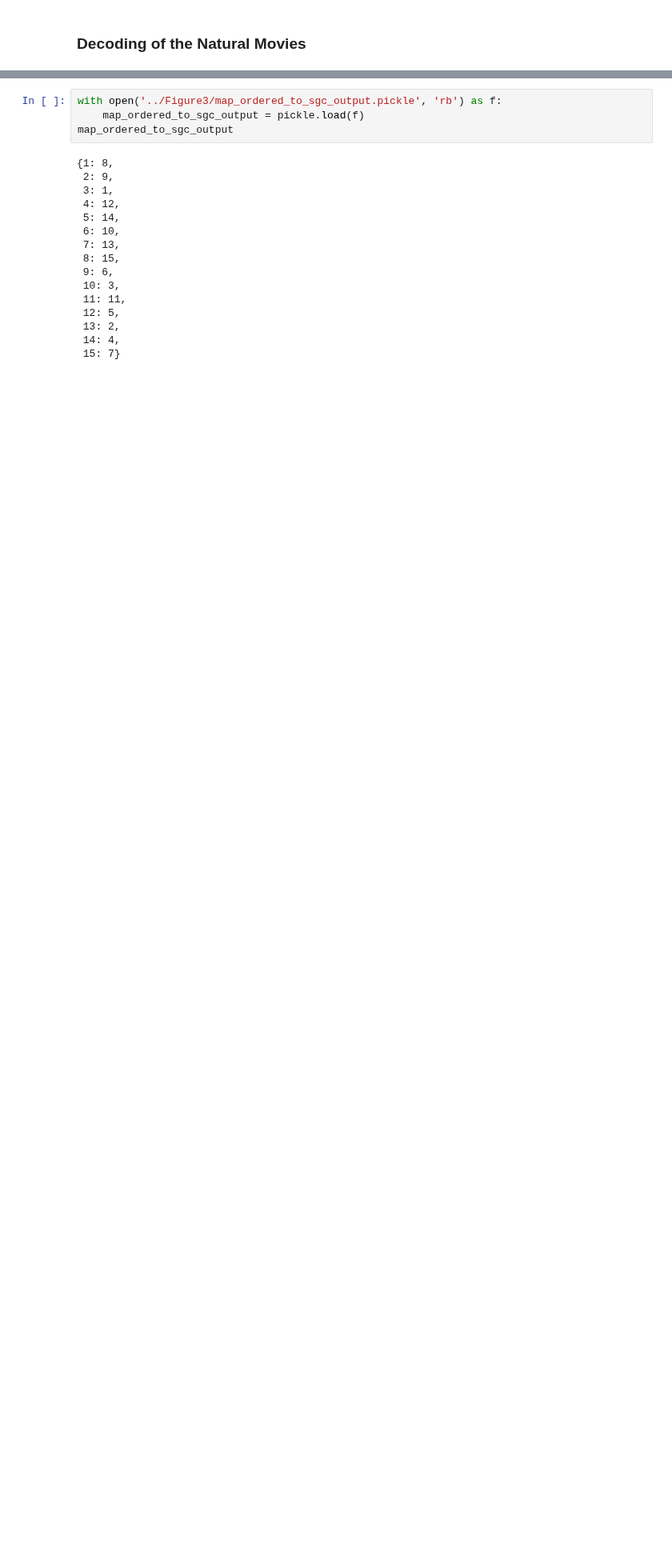
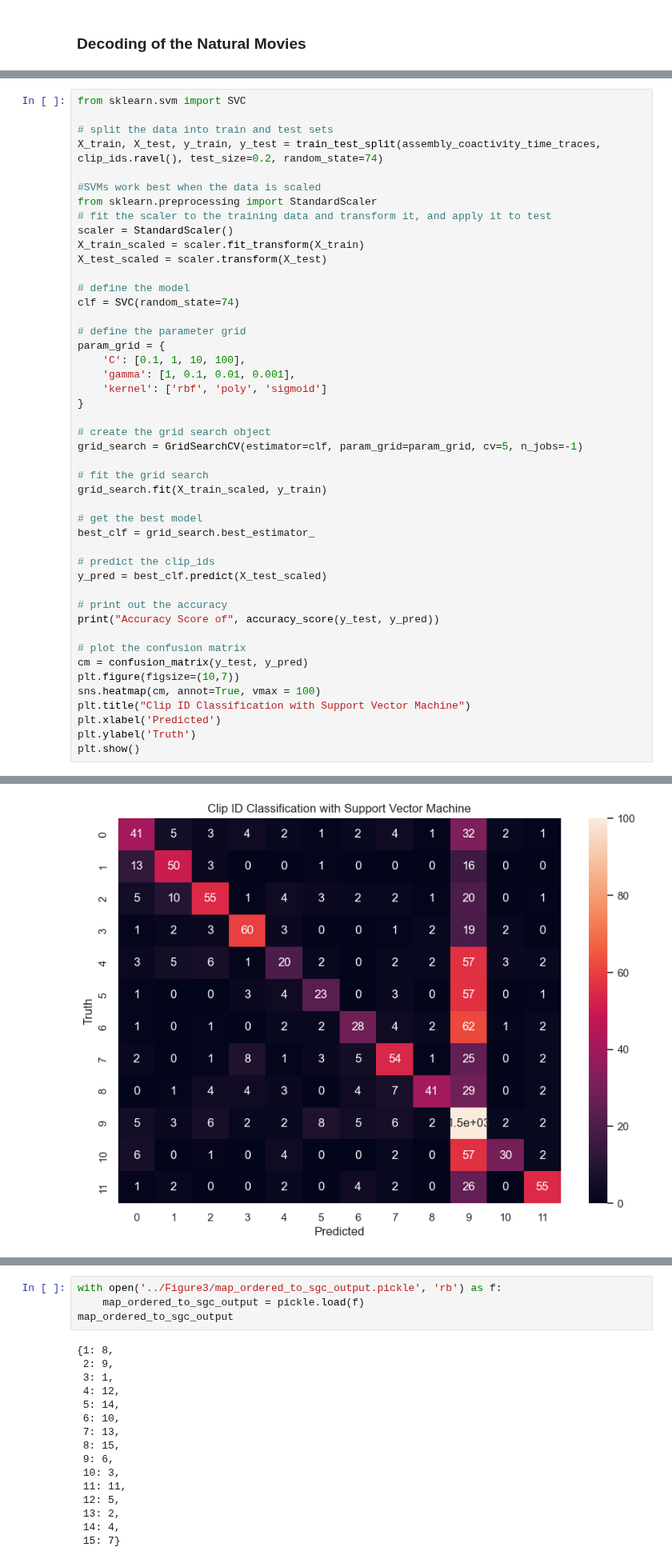
Before and after one commit to Jawagnercarena/Assembly_Organization, a Jupyter notebook: AssemblyPaperFigures/FigureCode/Figure4/Figure4.ipynb, the cells around one changed output, grey strips where cells are left out. Shown at 80% size. Cells and saved outputs as stored; diff of their text form; blank space fills up the shorter version.

```diff
--- a/AssemblyPaperFigures/FigureCode/Figure4/Figure4.ipynb
+++ b/AssemblyPaperFigures/FigureCode/Figure4/Figure4.ipynb
@@ -887,0 +1006,47 @@ coactivity_during_movie.shape
+# %%
+from sklearn.svm import SVC
+
+# split the data into train and test sets
+X_train, X_test, y_train, y_test = train_test_split(assembly_coactivity_time_traces, clip_ids.ravel(), test_size=0.2, random_state=74)
+
+#SVMs work best when the data is scaled
+from sklearn.preprocessing import StandardScaler
+# fit the scaler to the training data and transform it, and apply it to test
+scaler = StandardScaler()
+X_train_scaled = scaler.fit_transform(X_train)
+X_test_scaled = scaler.transform(X_test)
+
+# define the model
+clf = SVC(random_state=74)
+
+# define the parameter grid
+param_grid = {
+    'C': [0.1, 1, 10, 100],
+    'gamma': [1, 0.1, 0.01, 0.001],
+    'kernel': ['rbf', 'poly', 'sigmoid']
+}
+
+# create the grid search object
+grid_search = GridSearchCV(estimator=clf, param_grid=param_grid, cv=5, n_jobs=-1)
+
+# fit the grid search
+grid_search.fit(X_train_scaled, y_train)
+
+# get the best model
+best_clf = grid_search.best_estimator_
+
+# predict the clip_ids
+y_pred = best_clf.predict(X_test_scaled)
+
+# print out the accuracy
+print("Accuracy Score of", accuracy_score(y_test, y_pred))
+
+# plot the confusion matrix
+cm = confusion_matrix(y_test, y_pred)
+plt.figure(figsize=(10,7))
+sns.heatmap(cm, annot=True, vmax = 100)
+plt.title("Clip ID Classification with Support Vector Machine")
+plt.xlabel('Predicted')
+plt.ylabel('Truth')
+plt.show()
+# %% [output]
@@ -887,0 +1054 @@ coactivity_during_movie.shape
+[figure, added]
```
Also changed, not shown: parts of 24 cells of this notebook.
